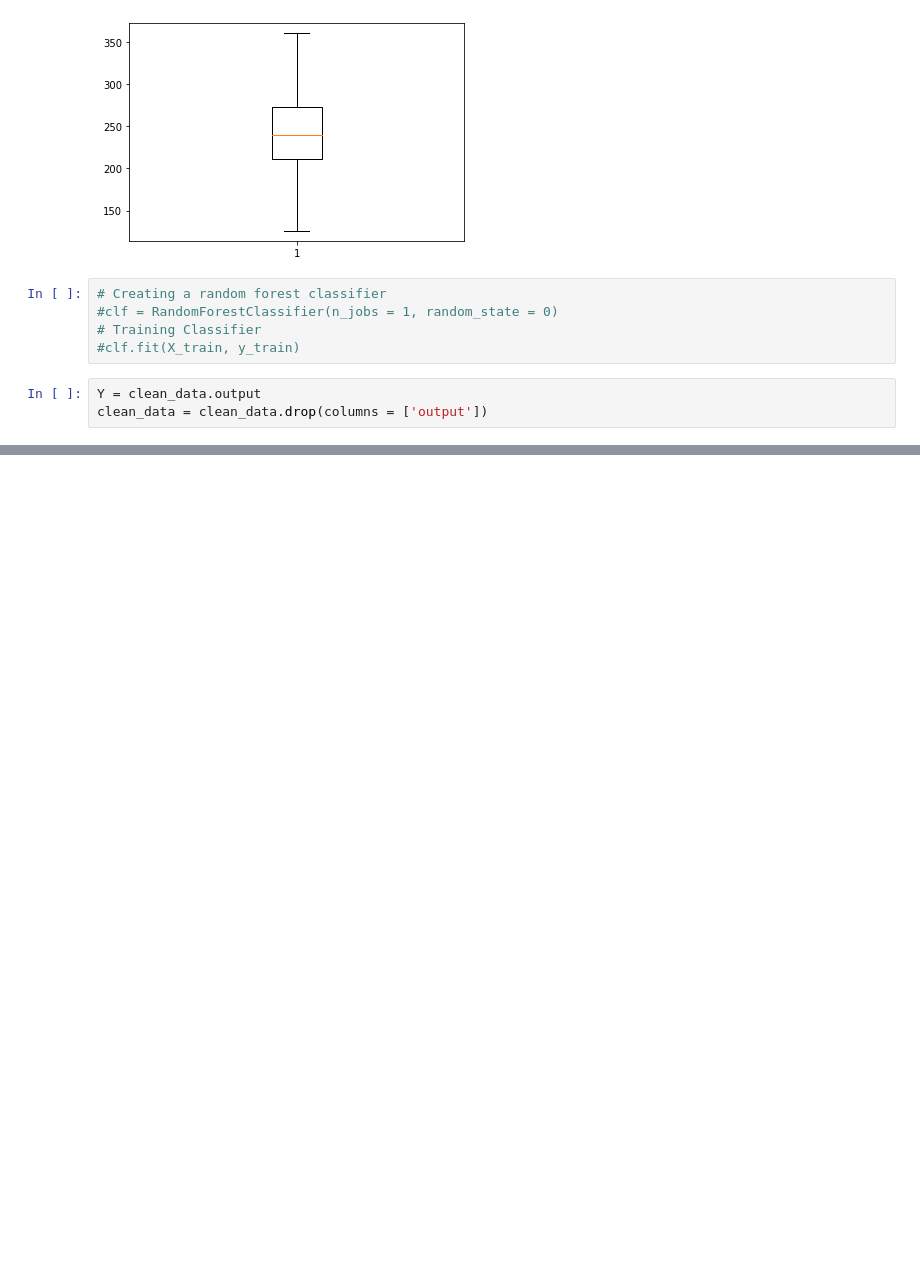
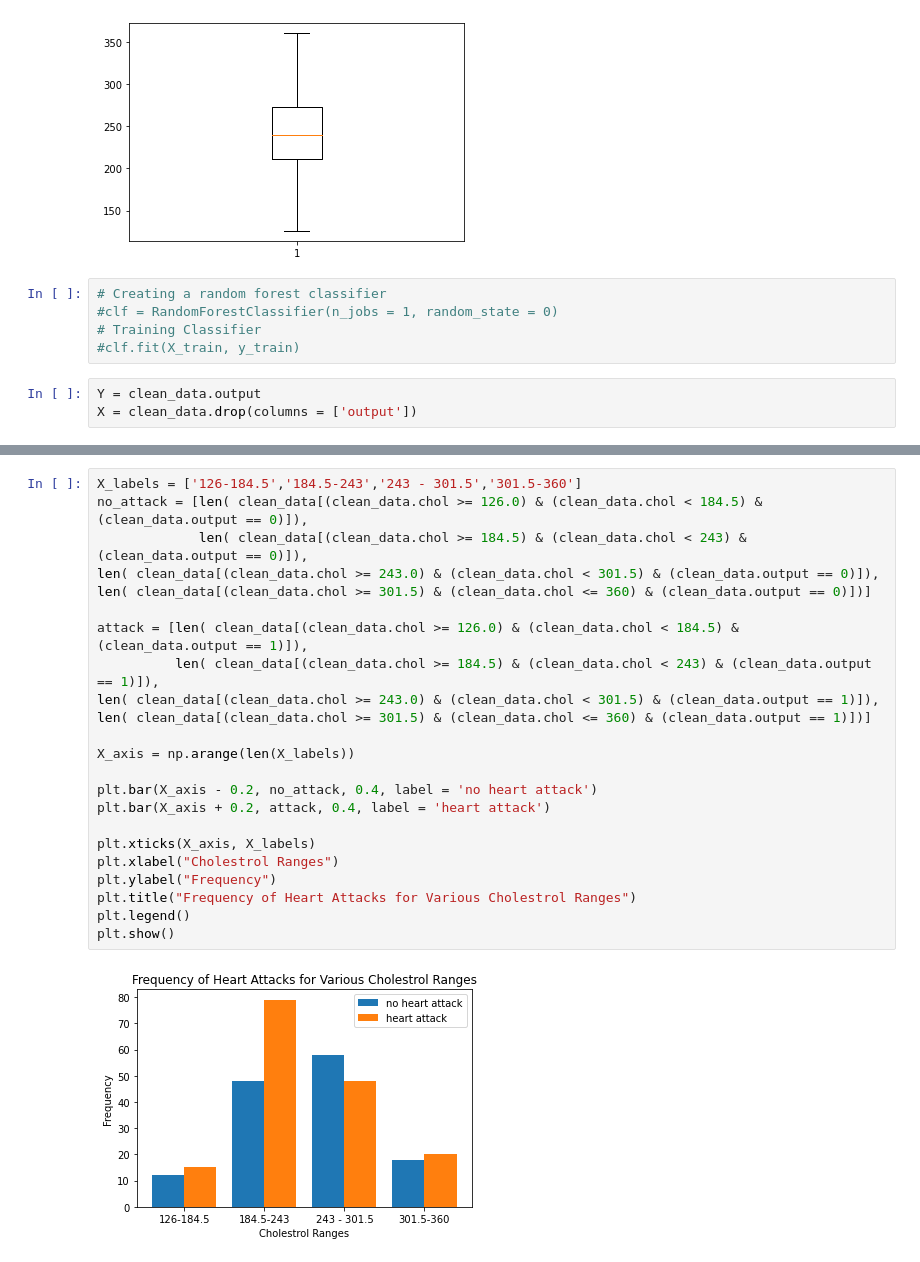
Before and after one commit to plmkonist/AI4all, a Jupyter notebook: Data prep.ipynb, the cells around one changed output, grey strips where cells are left out. Drawn from its saved outputs; the diff is of its cells as text; blank space fills up the shorter version.

```diff
--- a/Data prep.ipynb
+++ b/Data prep.ipynb
@@ -86,4 +93,4 @@ plt.show()
 #clf.fit(X_train, y_train)
 # %%
 Y = clean_data.output
-clean_data = clean_data.drop(columns = ['output'])
+X = clean_data.drop(columns = ['output'])
@@ -111,0 +161,25 @@ avg_score
+# %%
+X_labels = ['126-184.5','184.5-243','243 - 301.5','301.5-360']
+no_attack = [len( clean_data[(clean_data.chol >= 126.0) & (clean_data.chol < 184.5) & (clean_data.output == 0)]),
+             len( clean_data[(clean_data.chol >= 184.5) & (clean_data.chol < 243) & (clean_data.output == 0)]),
+len( clean_data[(clean_data.chol >= 243.0) & (clean_data.chol < 301.5) & (clean_data.output == 0)]),
+len( clean_data[(clean_data.chol >= 301.5) & (clean_data.chol <= 360) & (clean_data.output == 0)])]
+
+attack = [len( clean_data[(clean_data.chol >= 126.0) & (clean_data.chol < 184.5) & (clean_data.output == 1)]),
+          len( clean_data[(clean_data.chol >= 184.5) & (clean_data.chol < 243) & (clean_data.output == 1)]),
+len( clean_data[(clean_data.chol >= 243.0) & (clean_data.chol < 301.5) & (clean_data.output == 1)]),
+len( clean_data[(clean_data.chol >= 301.5) & (clean_data.chol <= 360) & (clean_data.output == 1)])]
+
+X_axis = np.arange(len(X_labels))
+
+plt.bar(X_axis - 0.2, no_attack, 0.4, label = 'no heart attack')
+plt.bar(X_axis + 0.2, attack, 0.4, label = 'heart attack')
+
+plt.xticks(X_axis, X_labels)
+plt.xlabel("Cholestrol Ranges")
+plt.ylabel("Frequency")
+plt.title("Frequency of Heart Attacks for Various Cholestrol Ranges")
+plt.legend()
+plt.show()
+# %% [output]
+[figure, added]
```
Also changed, not shown: parts of 4 cells of this notebook.
